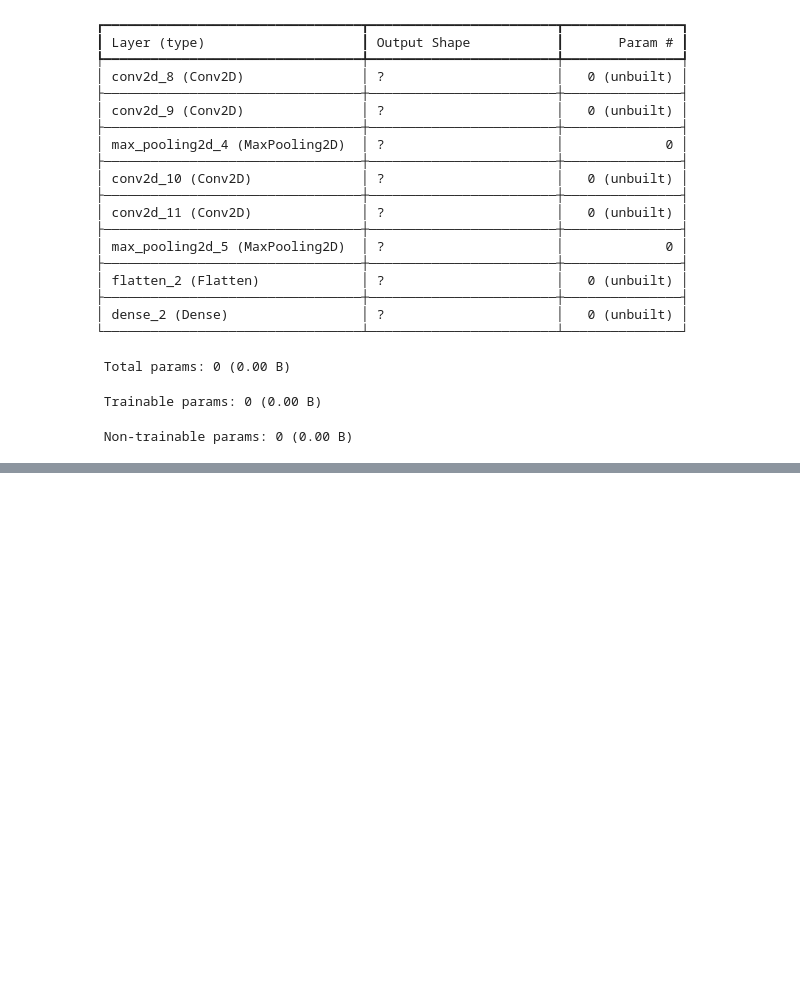
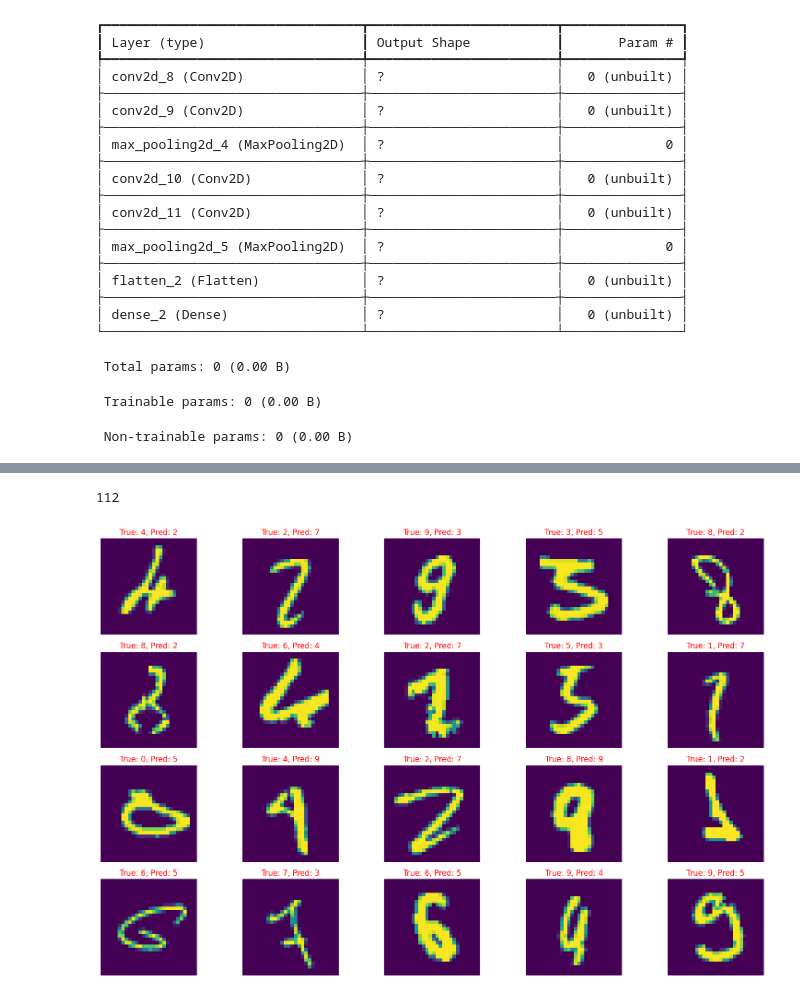
Before and after one commit to mkopanik/Introductiont-to-AI, a Jupyter notebook: Lab6/Lab6.ipynb, the cells around one changed output, grey strips where cells are left out. Cells and saved outputs as stored; diff of their text form; code cells hidden in the pictures; blank space fills up the shorter version.

```diff
--- a/Lab6/Lab6.ipynb
+++ b/Lab6/Lab6.ipynb
@@ -79,12 +86,13 @@ TensorShape([60000, 224, 224, 3])
 
 # building Tiny VGG network
 NUM_CLASSES = 10
+FILTERS  = 10
 model = Sequential()
-model.add(layers.Conv2D(filters = 10, kernel_size = (3,3) , activation= 'relu'))
-model.add(layers.Conv2D(filters = 10, kernel_size = (3,3) , activation= 'relu'))
+model.add(layers.Conv2D(filters = FILTERS, kernel_size = (3,3) , activation= 'relu'))
+model.add(layers.Conv2D(filters = FILTERS, kernel_size = (3,3) , activation= 'relu'))
 model.add(layers.MaxPool2D(pool_size=(2,2)))
-model.add(layers.Conv2D(filters = 10, kernel_size = (3,3) , activation= 'relu'))
-model.add(layers.Conv2D(filters = 10, kernel_size = (3,3) , activation= 'relu'))
+model.add(layers.Conv2D(filters = FILTERS, kernel_size = (3,3) , activation= 'relu'))
+model.add(layers.Conv2D(filters = FILTERS, kernel_size = (3,3) , activation= 'relu'))
 model.add(layers.MaxPool2D(pool_size=(2,2)))
 model.add(layers.Flatten())
 model.add(layers.Dense(NUM_CLASSES, activation='softmax'))
@@ -119,7 +127,7 @@ model.compile(optimizer='adam',
               loss=CategoricalCrossentropy(),
               metrics=['accuracy'])
 
-history = model.fit(train_images, train_labels, epochs=10,
-                    validation_data=(test_images, test_labels))
+history = model.fit(train_images, train_labels_oh, epochs=10,
+                    validation_data=(test_images, test_labels_oh))
 # %% [output]
 Epoch 1/10
@@ -148,0 +157,2 @@ test_loss, test_acc = model.evaluate(test_images,  test_labels, verbose=2)
+# %%
+test_prediction = np.argmax(model.predict(test_images),axis=1)
@@ -148,0 +161,38 @@ test_loss, test_acc = model.evaluate(test_images,  test_labels, verbose=2)
+# %%
+indexes_with_error = []
+for i in range(len(test_prediction)):
+    if test_prediction.item(i) != test_labels.item(i):
+        indexes_with_error.append(i)
+# %%
+len(indexes_with_error)
+# %% [output]
+112
+# %%
+# Function to plot mistakes
+def plot_mistakes(mistake_indexes, x_test, y_test, predicted_labels, num_images=10):
+    """
+    Visualize mistakes made by the model.
+    Args:
+        mistake_indexes (list): Indexes of mistakes.
+        x_test (numpy array): Test images.
+        y_test (numpy array): True labels.
+        predicted_labels (numpy array): Predicted labels.
+        num_images (int): Number of mistakes to visualize.
+    """
+    plt.figure(figsize=(16, 10))
+    for i, idx in enumerate(mistake_indexes[:num_images]):
+        plt.subplot(4, 5, i + 1)
+        # Reshape image if needed (depending on dataset format)
+        image = x_test[idx]
+        plt.imshow(image)
+        true_label = y_test[idx]
+        pred_label = predicted_labels[idx]
+        plt.title(f"True: {true_label}, Pred: {pred_label}", color='red')
+        plt.axis('off')
+    plt.tight_layout()
+    plt.show()
+
+# Example usage
+plot_mistakes(indexes_with_error, test_images, test_labels, test_prediction, num_images=20)
+# %% [output]
+[figure, added]
```
Also changed, not shown: parts of 10 cells of this notebook.
